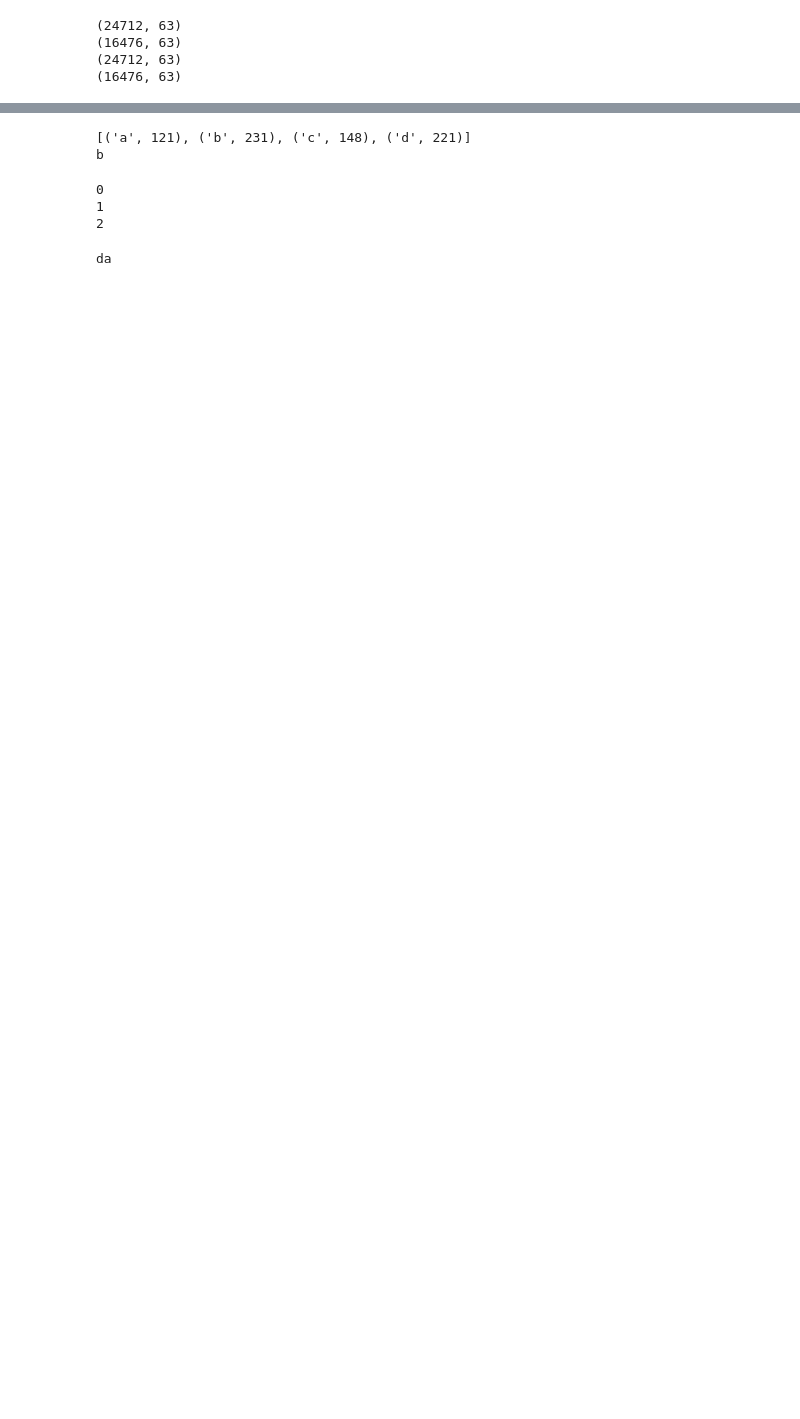
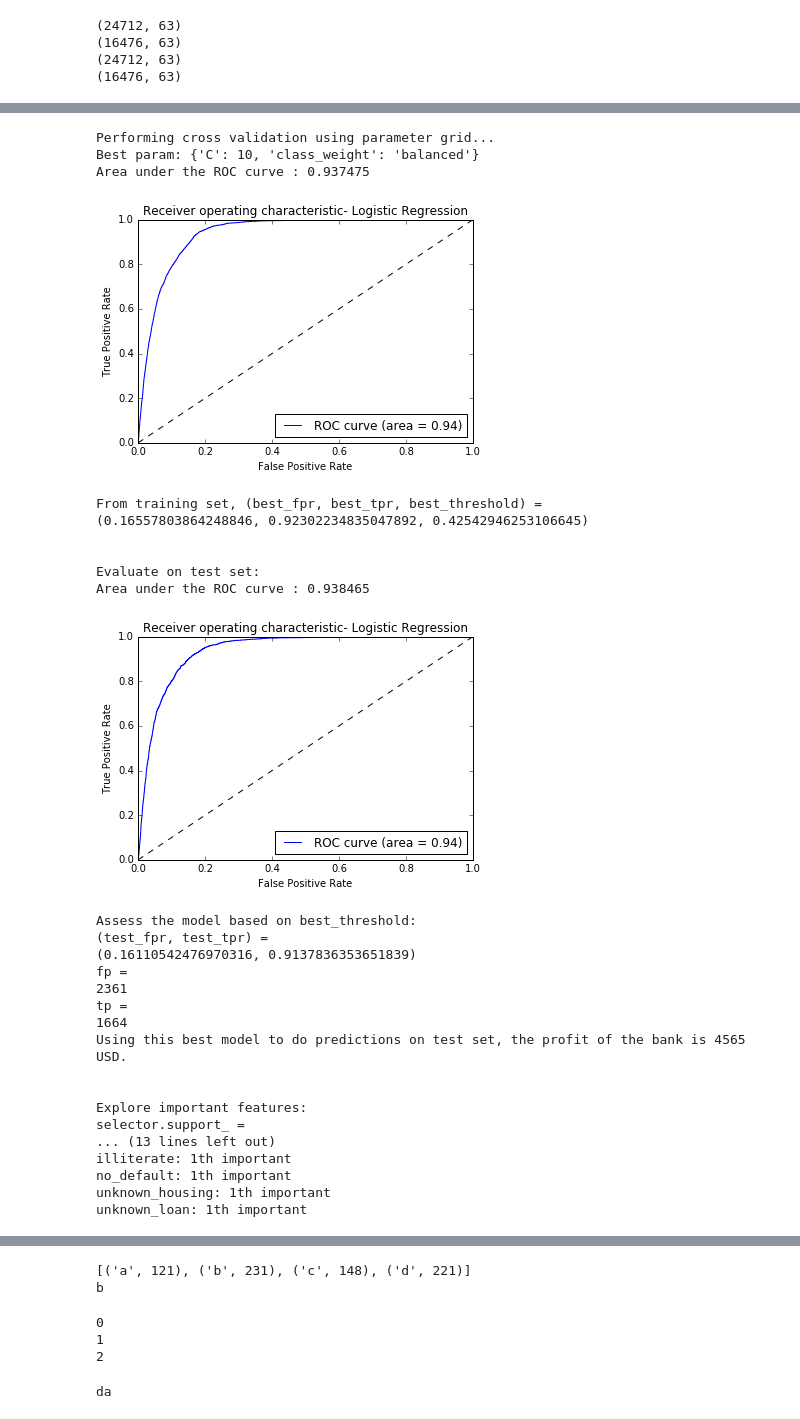
Before and after one commit to csak4718/bank_marketing, a Jupyter notebook: telemarketing_predictor_v2.ipynb, the cells around one changed output, grey strips where cells are left out. Saved outputs shown, nothing was run; the diff lists cells and outputs as text; code cells hidden in the pictures; blank space fills up the shorter version.

```diff
--- a/telemarketing_predictor_v2.ipynb
+++ b/telemarketing_predictor_v2.ipynb
@@ -555,6 +555,38 @@ illiterate: 1th important
 no_default: 1th important
 unknown_housing: 1th important
 unknown_loan: 1th important
+# %%
+#scale numerical + 15 importances
+run_classifier(3, X_train_scaled, X_test_scaled, Y_train_scaled, Y_test_scaled)
+# %% [output]
+Performing cross validation using parameter grid...
+Best param: {'C': 10, 'class_weight': 'balanced'}
+Area under the ROC curve : 0.937475
+[figure, added]
+From training set, (best_fpr, best_tpr, best_threshold) =
+(0.16557803864248846, 0.92302234835047892, 0.42542946253106645)
+
+
+Evaluate on test set:
+Area under the ROC curve : 0.938465
+[figure, added]
+Assess the model based on best_threshold:
+(test_fpr, test_tpr) =
+(0.16110542476970316, 0.9137836353651839)
+fp =
+2361
+tp =
+1664
+Using this best model to do predictions on test set, the profit of the bank is 4565 USD.
+
+
+Explore important features:
+selector.support_ =
+... (13 lines left out)
+illiterate: 1th important
+no_default: 1th important
+unknown_housing: 1th important
+unknown_loan: 1th important
 # %%
 run_classifier(2, X_train, X_test, Y_train, Y_test)
 # %% [output]
```
Also changed, not shown: parts of 7 cells of this notebook.
